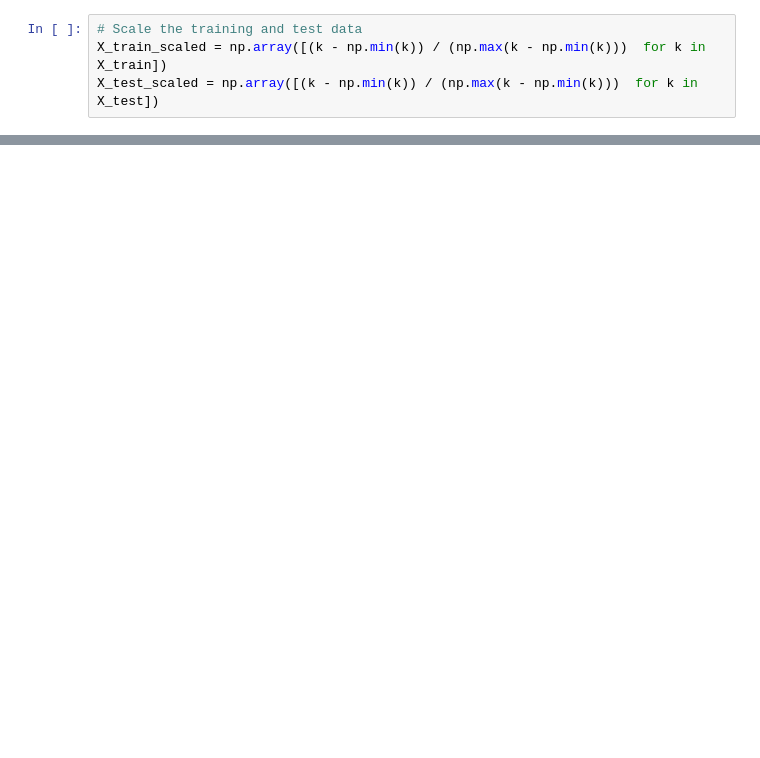
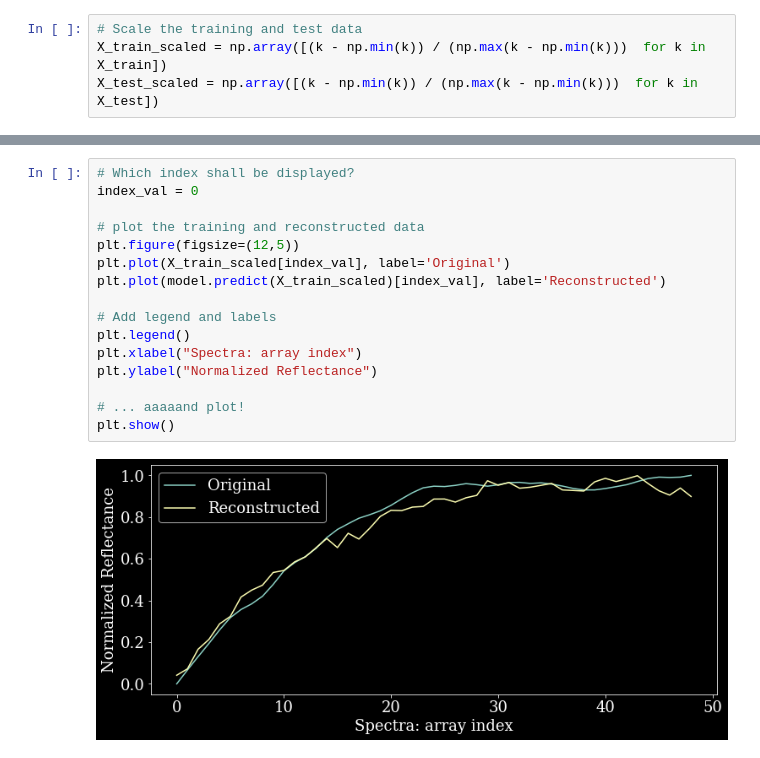
Before and after one commit to ThomasAlbin/sandbox, a Jupyter notebook: asteroid_taxonomy/5_4_dl_autoencoder.ipynb, the cells around one changed output, grey strips where cells are left out. Drawn from its saved outputs; the diff is of its cells as text; blank space fills up the shorter version.

```diff
--- a/asteroid_taxonomy/5_4_dl_autoencoder.ipynb
+++ b/asteroid_taxonomy/5_4_dl_autoencoder.ipynb
@@ -160,3 +177,21 @@ pyplot.show()
+# %%
+# Which index shall be displayed?
+index_val = 0
+
+# plot the training and reconstructed data
+plt.figure(figsize=(12,5))
+plt.plot(X_train_scaled[index_val], label='Original')
+plt.plot(model.predict(X_train_scaled)[index_val], label='Reconstructed')
+
+# Add legend and labels
+plt.legend()
+plt.xlabel("Spectra: array index")
+plt.ylabel("Normalized Reflectance")
+
+# ... aaaaand plot!
+plt.show()
+# %% [output]
+[figure, added]
 # %%
 # Create dataframe that contains the encoder values (2 values at bottleneck) and the corresponding
 # class to see whether the autoencoder values cluster in a way
```
Also changed, not shown: parts of 19 cells of this notebook, 1 other file.
